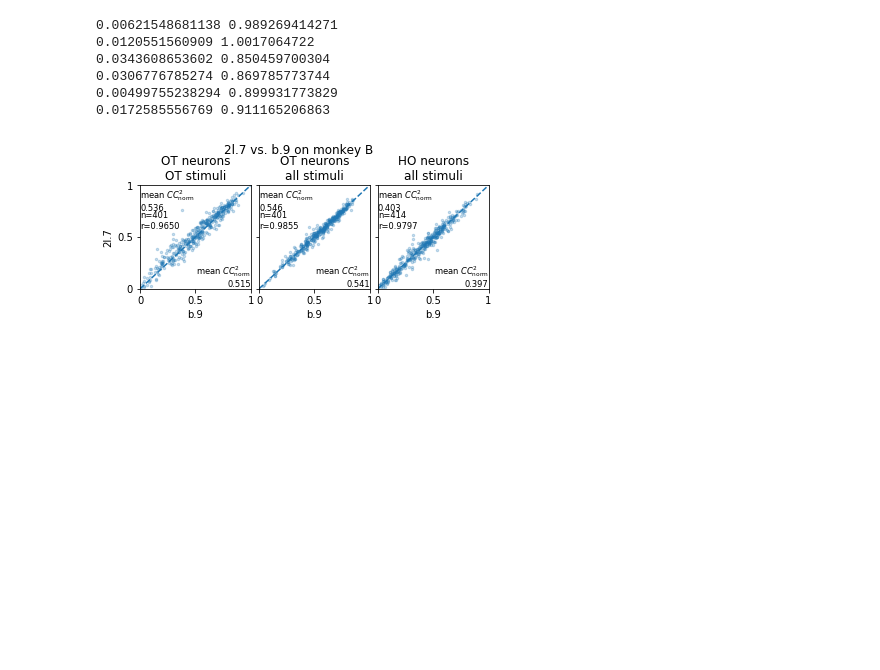
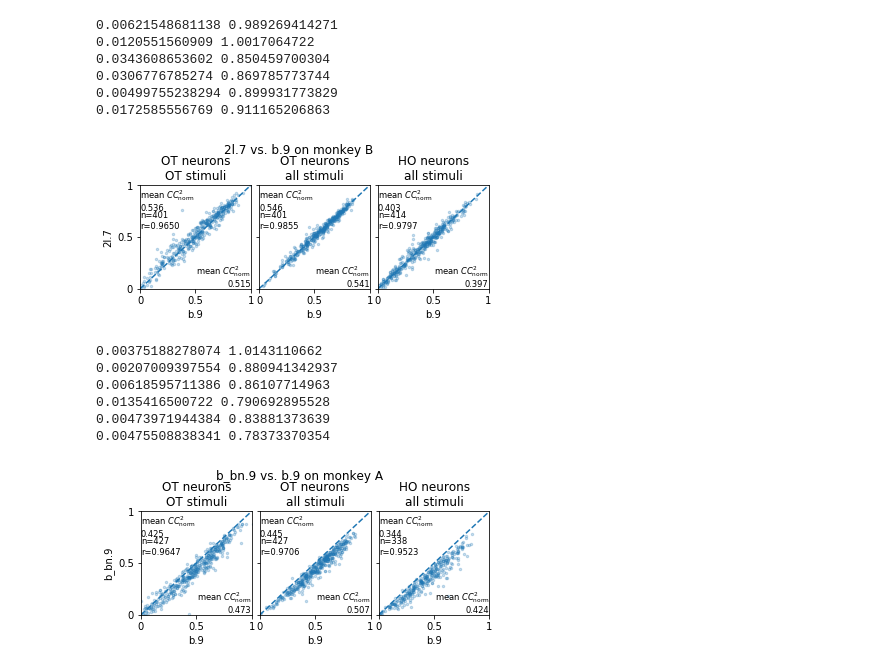
Before and after one commit to leelabcnbc/tang_jcompneuro_revision, a Jupyter notebook: results_ipynb/plots/supp/cnn_different_arch.ipynb, the cells around one changed output. Cells and saved outputs as stored; diff of their text form; code cells hidden in the pictures; blank space fills up the shorter version.

```diff
--- a/results_ipynb/plots/supp/cnn_different_arch.ipynb
+++ b/results_ipynb/plots/supp/cnn_different_arch.ipynb
@@ -97,8 +98,8 @@ def draw_one_stuff(monkey, model_name_x, model_name_y, save=None):
     # draw one by one.
     model_name_x_real = f'cnn_{model_name_x}$False/False'
     model_name_y_real = f'cnn_{model_name_y}$False/False'
-    assert model_name_y == '2l_k4d2_k3d1p1.7'
-    model_name_y = '2l.7'
+    if model_name_y == '2l_k4d2_k3d1p1.7':
+        model_name_y = '2l.7'
     num_panel = len(image_subset_and_neuron_subset_list)
 
     plt.close('all')
@@ -143,3 +144,13 @@ draw_one_stuff('MkE2_Shape', 'b.9', '2l_k4d2_k3d1p1.7', 'base_vs_2l_E2')
 0.00499755238294 0.899931773829
 0.0172585556769 0.911165206863
 [figure]
+# %%
+draw_one_stuff('MkA_Shape', 'b.9', 'b_bn.9', 'base_vs_baseBN_A')
+# %% [output]
+0.00375188278074 1.0143110662
+0.00207009397554 0.880941342937
+0.00618595711386 0.86107714963
+0.0135416500722 0.790692895528
+0.00473971944384 0.83881373639
+0.00475508838341 0.78373370354
+[figure, added]
```
Also changed, not shown: parts of 4 cells of this notebook.
